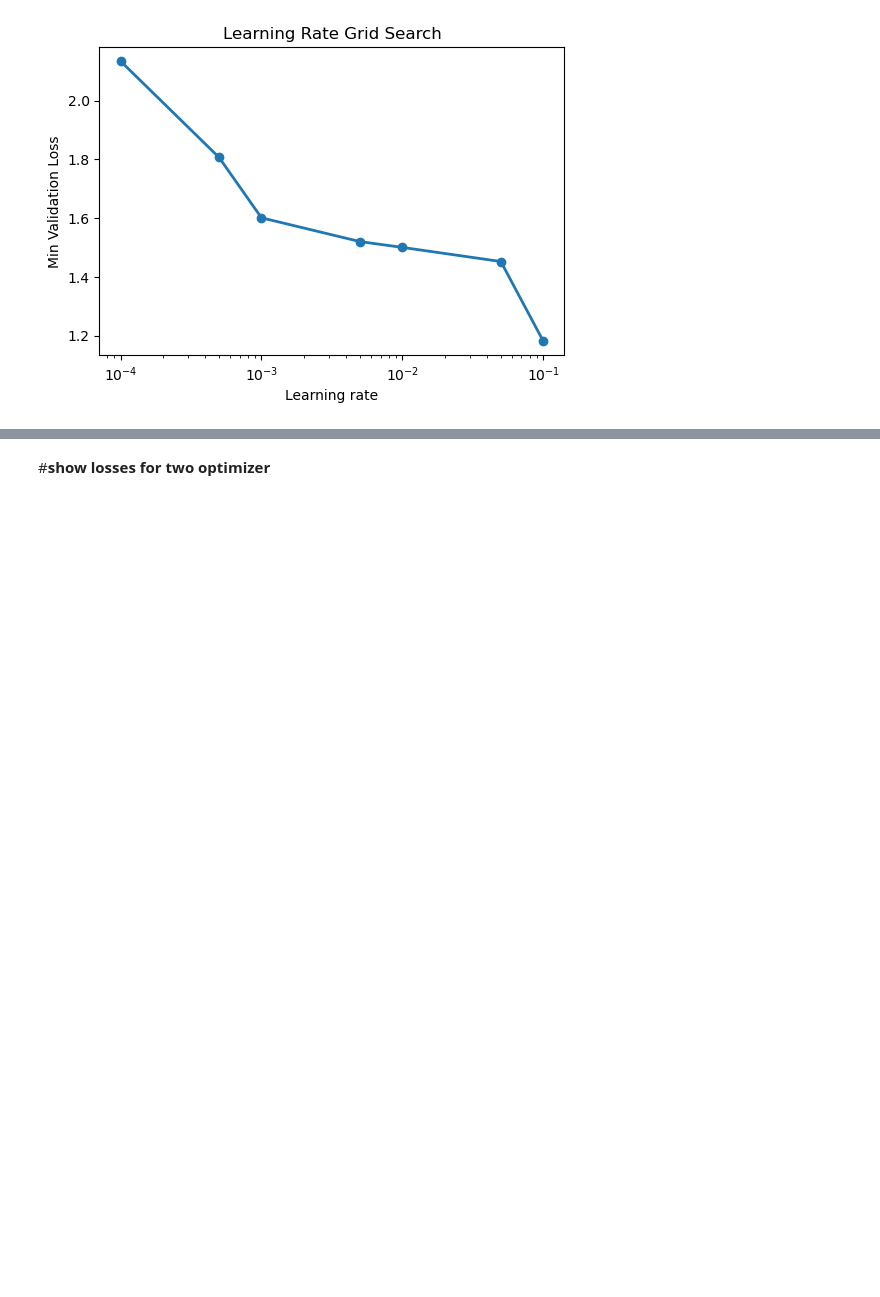
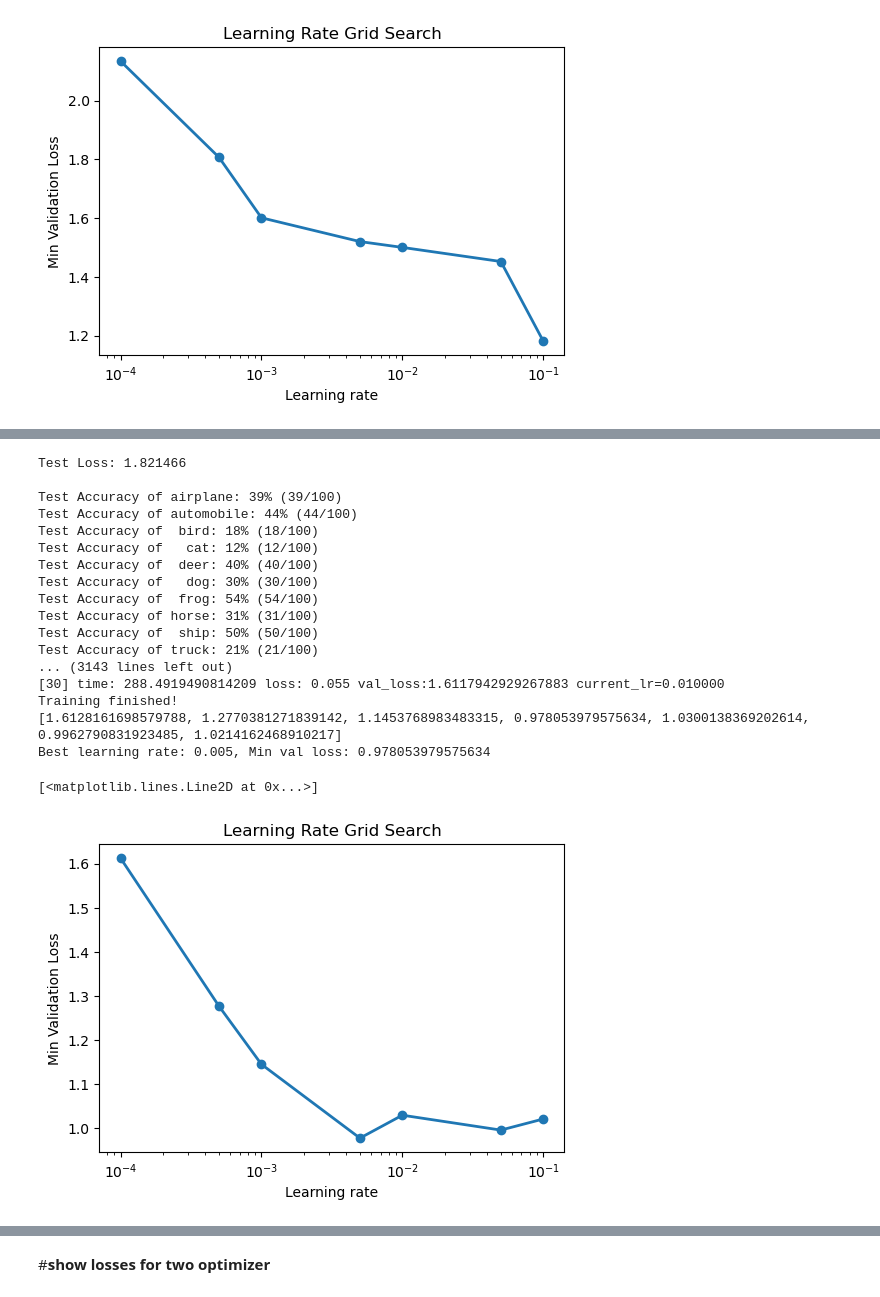
Before and after one commit to RayCyder/Intro, a Jupyter notebook: ResNet_Implementation_on_CIFAR10_2.ipynb, the cells around one changed output, grey strips where cells are left out. Saved outputs shown, nothing was run; the diff lists cells and outputs as text; code cells hidden in the pictures; blank space fills up the shorter version.

```diff
--- a/ResNet_Implementation_on_CIFAR10_2.ipynb
+++ b/ResNet_Implementation_on_CIFAR10_2.ipynb
@@ -741,0 +925,44 @@ Training finished!
+# %%
+def get_adaorth(model, learning_rate):
+    optimizer = AdaOrthOptimizer(model, criterion, epochs)
+    optimizer.initialize_optimizer(learning_rate)
+    return optimizer
+#42
+#4242
+result_adaorth = [1.6128161698579788, 1.2770381271839142, 1.1453768983483315,
+                  0.978053979575634, 1.0300138369202614, 0.9962790831923485, 1.0214162468910217]
+
+
+if not result_adaorth:
+    result_adaorth = grids_search_val(get_adaorth)
+    #result_adaorth = [float(x.cpu()) for x in result_adaorth]
+print(result_adaorth)
+min_index = result_adaorth.index(min(result_adaorth))
+learning_rate = learning_rates[min_index]
+print(f"Best learning rate: {learning_rate}, Min val loss: {result_adaorth[min_index]}")
+plt.figure(figsize=(6,4))
+plt.xscale('log')   # good practice for learning rates
+plt.xlabel("Learning rate")
+plt.ylabel("Min Validation Loss")
+plt.title("Learning Rate Grid Search")
+plt.plot(learning_rates, result_adaorth, label="Grid Search(Validataion Loss)", linewidth=2, marker='o')
+# %% [output]
+Test Loss: 1.821466
+
+Test Accuracy of airplane: 39% (39/100)
+Test Accuracy of automobile: 44% (44/100)
+Test Accuracy of  bird: 18% (18/100)
+Test Accuracy of   cat: 12% (12/100)
+Test Accuracy of  deer: 40% (40/100)
+Test Accuracy of   dog: 30% (30/100)
+Test Accuracy of  frog: 54% (54/100)
+Test Accuracy of horse: 31% (31/100)
+Test Accuracy of  ship: 50% (50/100)
+Test Accuracy of truck: 21% (21/100)
+... (3143 lines left out)
+[30] time: 288.4919490814209 loss: 0.055 val_loss:1.6117942929267883 current_lr=0.010000
+Training finished!
+[1.6128161698579788, 1.2770381271839142, 1.1453768983483315, 0.978053979575634, 1.0300138369202614, 0.9962790831923485, 1.0214162468910217]
+Best learning rate: 0.005, Min val loss: 0.978053979575634
+[<matplotlib.lines.Line2D at 0x...>]
+[figure, added]
```
Also changed, not shown: parts of 14 cells of this notebook.
